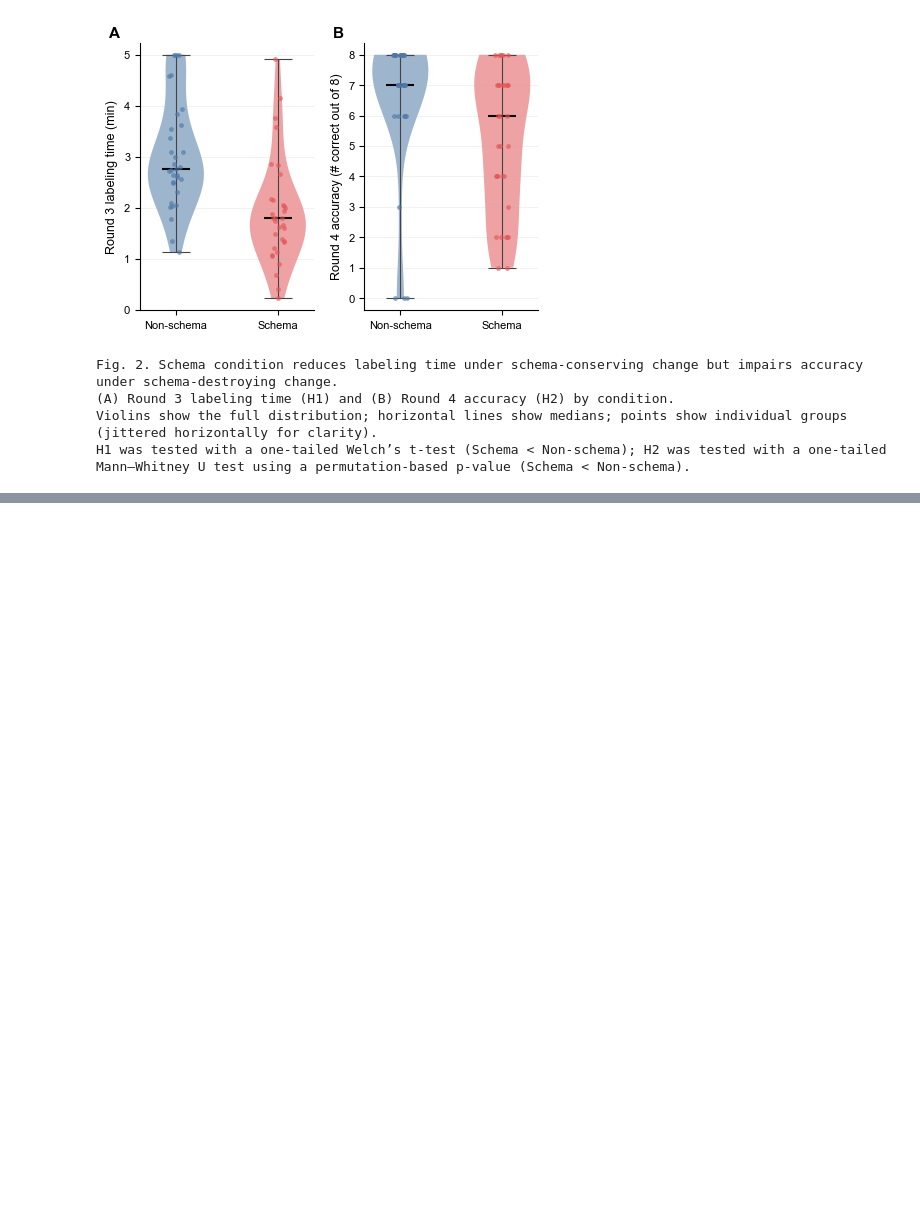
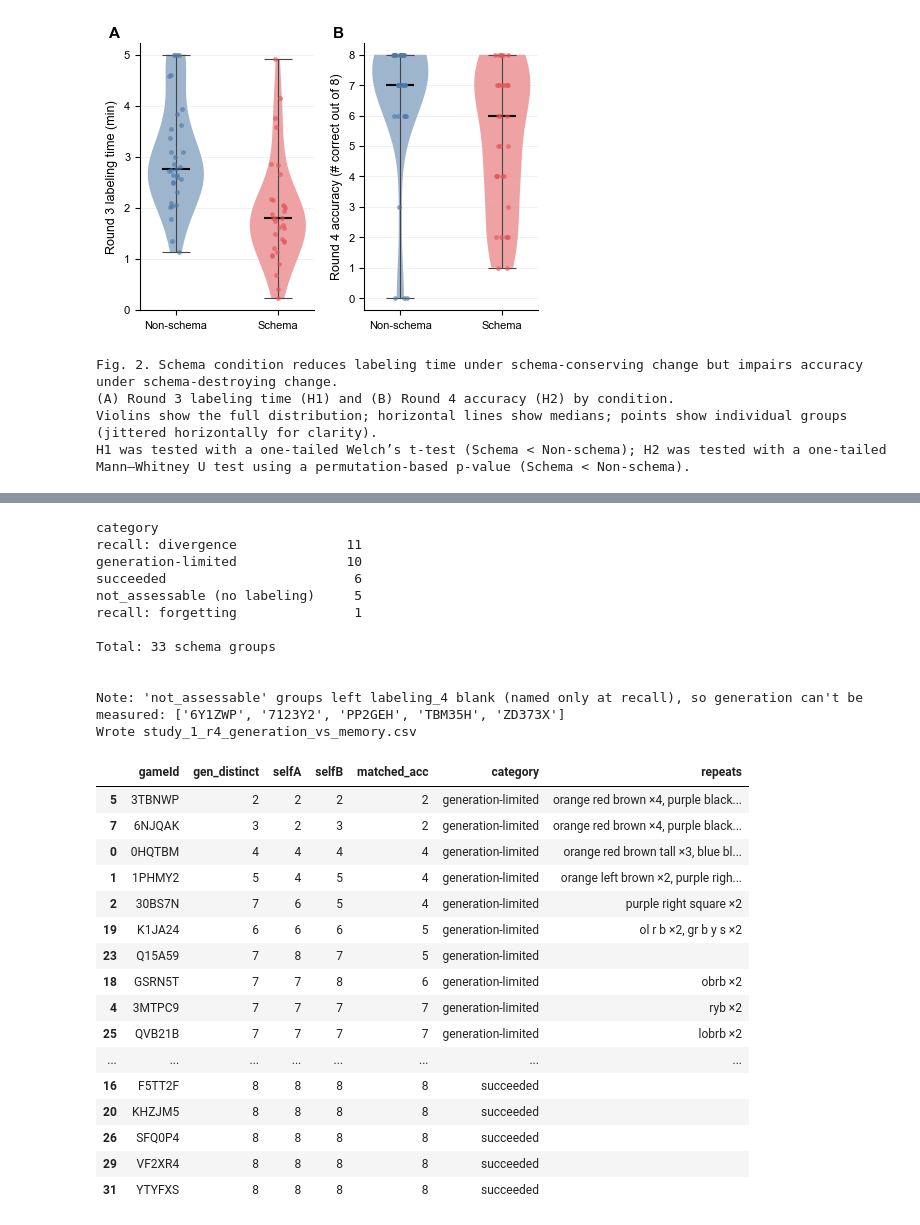
Before and after one commit to JamesPHoughton/organizational-schema-formation, a Jupyter notebook: analysis/study_1_analysis.ipynb, the cells around one changed output, grey strips where cells are left out. Saved outputs shown, nothing was run; the diff lists cells and outputs as text; code cells hidden in the pictures; blank space fills up the shorter version.

```diff
--- a/analysis/study_1_analysis.ipynb
+++ b/analysis/study_1_analysis.ipynb
@@ -2412,0 +1893,79 @@ Game 0NJX16 (2 participants)
+# %%
+# [r4-generation-vs-memory]
+# Decompose R4 failure into generation vs recall, using the discussion-stage labels
+# (labeling_4 = names the group GENERATED) vs recall_4 (what each partner REPRODUCED).
+# Objective counts only. Recall loss is further split into divergence (partners recalled
+# different names) vs forgetting (a partner couldn't reproduce the names).
+from collections import Counter
+_an = all_data[all_data["gameId"].isin(data["gameId"])]
+_sch = _an[_an["treatment"] == "schema"]
+
+def _parse_lab(txt):
+    if not isinstance(txt, str): return []
+    out = []
+    for ln in txt.splitlines():
+        ln = ln.strip()
+        if not ln: continue
+        nm = (ln.split(":", 1)[1] if ":" in ln else ln).strip().lower()
+        if nm: out.append(nm)
+    return out
+def _rc(row, r): return [str(row.get(f"recall_{r}_{i}", "")).strip().lower() for i in range(8)]
+
+_rows = []
+for gid, g in _sch.groupby("gameId"):
+    gen = max((_parse_lab(r.get("labeling_4")) for _, r in g.iterrows()), key=len)
+    gen_n, gen_distinct = len(gen), len(set(gen))
+    _cnt = Counter(gen)
+    reps = ", ".join(f"{k} ×{v}" for k, v in _cnt.most_common() if v > 1)
+    recs = [_rc(r, "4") for _, r in g.iterrows()]
+    self_distinct = [len(set(x for x in p if x)) for p in recs]
+    dA, dB = (self_distinct + [0, 0])[:2]
+    M = len(set(recs[0][i] for i in range(8)
+                if len(recs) == 2 and recs[0][i] and recs[0][i] == recs[1][i])) if len(recs) == 2 else 0
+    if gen_n < 6:                    cat = "not_assessable (no labeling)"
+    elif gen_distinct < 8:           cat = "generation-limited"
+    elif M >= 8:                     cat = "succeeded"
+    elif min(dA, dB) >= 6:           cat = "recall: divergence"   # both kept names, disagreed
+    else:                            cat = "recall: forgetting"   # a partner collapsed
+    _rows.append({"gameId": gid, "gen_distinct": gen_distinct, "selfA": dA, "selfB": dB,
+                  "matched_acc": M, "category": cat, "repeats": reps})
+
+genmem = pd.DataFrame(_rows)
+pd.set_option("display.max_colwidth", None)
+print(genmem["category"].value_counts().to_string()); print(f"\nTotal: {len(genmem)} schema groups\n")
+# print(genmem.sort_values(["category", "matched_acc"]).to_string(index=False))
+print("\nNote: 'not_assessable' groups left labeling_4 blank (named only at recall),",
+      "so generation can't be measured:", genmem.loc[genmem.category.str.startswith("not"), "gameId"].tolist())
+genmem.to_csv("study_1_r4_generation_vs_memory.csv", index=False)
+print("Wrote study_1_r4_generation_vs_memory.csv")
+genmem.sort_values(["category", "matched_acc"])
+# %% [output]
+category
+recall: divergence              11
+generation-limited              10
+succeeded                        6
+not_assessable (no labeling)     5
+recall: forgetting               1
+
+Total: 33 schema groups
+
+
+Note: 'not_assessable' groups left labeling_4 blank (named only at recall), so generation can't be measured: ['6Y1ZWP', '7123Y2', 'PP2GEH', 'TBM35H', 'ZD373X']
+Wrote study_1_r4_generation_vs_memory.csv
+|  | gameId | gen_distinct | selfA | selfB | matched_acc | category | repeats |
+| 5 | 3TBNWP | 2 | 2 | 2 | 2 | generation-limited | orange red brown ×4, purple black... |
+| 7 | 6NJQAK | 3 | 2 | 3 | 2 | generation-limited | orange red brown ×4, purple black... |
+| 0 | 0HQTBM | 4 | 4 | 4 | 4 | generation-limited | orange red brown tall ×3, blue bl... |
+| 1 | 1PHMY2 | 5 | 4 | 5 | 4 | generation-limited | orange left brown ×2, purple righ... |
+| 2 | 30BS7N | 7 | 6 | 5 | 4 | generation-limited | purple right square ×2 |
+| 19 | K1JA24 | 6 | 6 | 6 | 5 | generation-limited | ol r b ×2, gr b y s ×2 |
+| 23 | Q15A59 | 7 | 8 | 7 | 5 | generation-limited |  |
+| 18 | GSRN5T | 7 | 7 | 8 | 6 | generation-limited | obrb ×2 |
+| 4 | 3MTPC9 | 7 | 7 | 7 | 7 | generation-limited | ryb ×2 |
+| 25 | QVB21B | 7 | 7 | 7 | 7 | generation-limited | lobrb ×2 |
+| ... | ... | ... | ... | ... | ... | ... | ... |
+| 16 | F5TT2F | 8 | 8 | 8 | 8 | succeeded |  |
+| 20 | KHZJM5 | 8 | 8 | 8 | 8 | succeeded |  |
+| 26 | SFQ0P4 | 8 | 8 | 8 | 8 | succeeded |  |
+| 29 | VF2XR4 | 8 | 8 | 8 | 8 | succeeded |  |
+| 31 | YTYFXS | 8 | 8 | 8 | 8 | succeeded |  |
```
Also changed, not shown: parts of 71 cells of this notebook.
